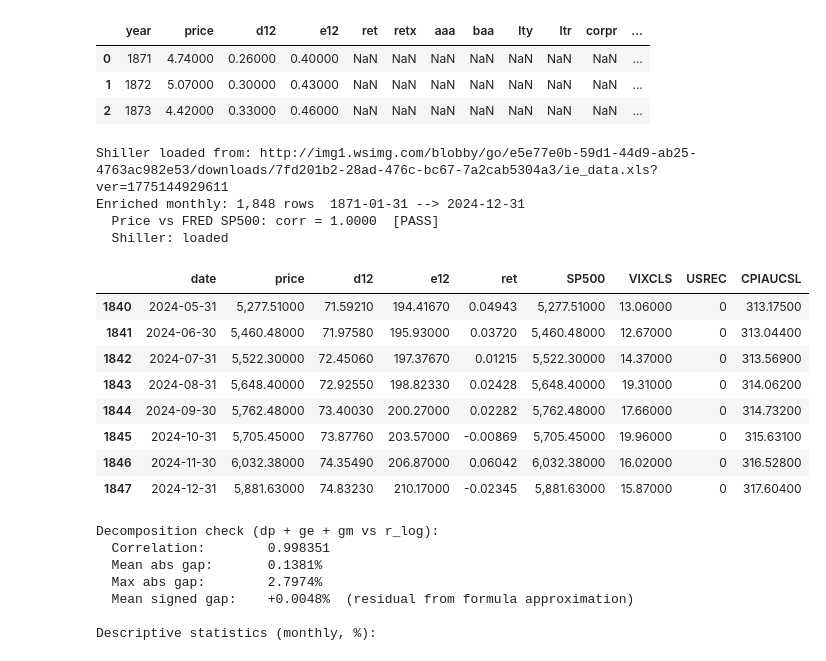
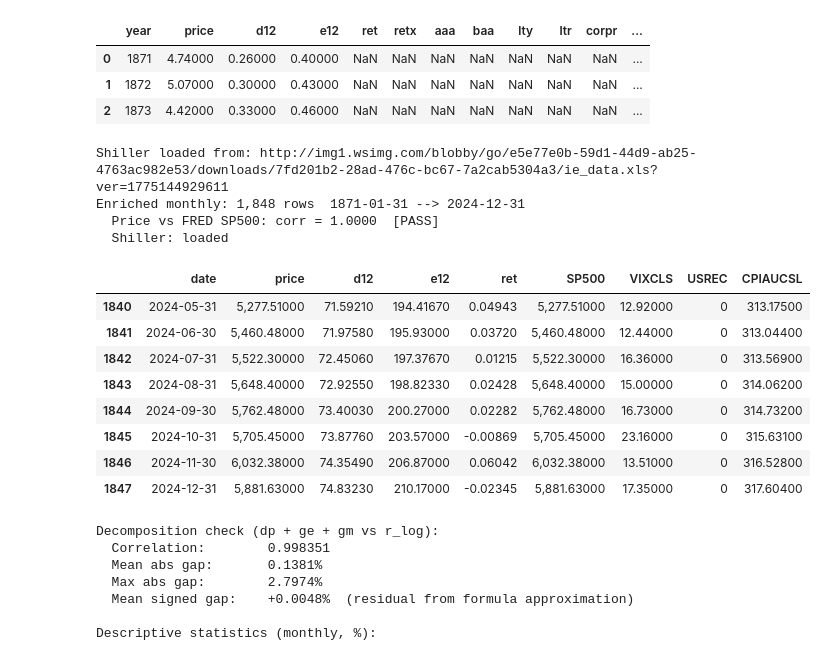
Before and after one commit to lucaskemper/SOP, a Jupyter notebook: SOP.ipynb, the cells around one changed output. Drawn from its saved outputs; the diff is of its cells as text; code cells hidden in the pictures.

```diff
--- a/SOP.ipynb
+++ b/SOP.ipynb
@@ -314,7 +314,7 @@ monthly_end   = max(monthly_raw["date"].max(), pd.Timestamp(TARGET_END))
 
 # Pull FRED series
 fred_specs = {
-    "vix":        {"series_id": "VIXCLS",   "frequency": "m", "aggregation_method": "avg"},
+    "vix":        {"series_id": "VIXCLS",   "frequency": "m", "aggregation_method": "eop"},
     "sp500_fred": {"series_id": "SP500",     "frequency": "m", "aggregation_method": "eop"},
     "usrec":      {"series_id": "USREC"},
     "cpi":         {"series_id": "CPIAUCSL", "frequency": "m", "aggregation_method": "avg"},
@@ -397,41 +397,41 @@ if "ret_shiller" in monthly_enriched.columns:
         monthly_enriched["ret_decimal"]
         .combine_first(pd.to_numeric(monthly_enriched["ret_shiller"], errors="coerce"))
     )
 monthly_enriched["ret"] = monthly_enriched["ret_decimal"]
 
 # Rename FRED series to assignment-standard names
 for src, dst in {"sp500_fred": "SP500", "cpi": "CPIAUCSL",
                  "tb3ms": "TB3MS", "vix": "VIXCLS", "usrec": "USREC"}.items():
     if src in monthly_enriched.columns and dst not in monthly_enriched.columns:
         monthly_enriched[dst] = monthly_enriched[src]
 
 # Data quality cross-checks
 print(f"Enriched monthly: {len(monthly_enriched):,} rows  "
       f"{monthly_enriched['date'].min().date()} --> {monthly_enriched['date'].max().date()}")
 if "sp500_fred" in monthly_enriched.columns and "price" in monthly_enriched.columns:
     olap = monthly_enriched[["price","sp500_fred"]].dropna()
     if len(olap) > 10:
         corr = olap.corr().iloc[0,1]
         mark = "PASS" if corr > 0.999 else "WARN"
         print(f"  Price vs FRED SP500: corr = {corr:.4f}  [{mark}]")
 print(f"  Shiller: {'loaded' if shiller_monthly is not None else 'not available'}")
 display(monthly_enriched[[c for c in ["date","price","d12","e12","ret",
                                      "SP500","VIXCLS","USREC","CPIAUCSL"]
                             if c in monthly_enriched.columns]].tail(8))
 # %% [output]
 Shiller loaded from: http://img1.wsimg.com/blobby/go/e5e77e0b-59d1-44d9-ab25-4763ac982e53/downloads/7fd201b2-28ad-476c-bc67-7a2cab5304a3/ie_data.xls?ver=1775144929611
 Enriched monthly: 1,848 rows  1871-01-31 --> 2024-12-31
   Price vs FRED SP500: corr = 1.0000  [PASS]
   Shiller: loaded
 |  | date | price | d12 | e12 | ret | SP500 | VIXCLS | USREC | CPIAUCSL |
-| 1840 | 2024-05-31 | 5,277.51000 | 71.59210 | 194.41670 | 0.04943 | 5,277.51000 | 13.06000 | 0 | 313.17500 |
-| 1841 | 2024-06-30 | 5,460.48000 | 71.97580 | 195.93000 | 0.03720 | 5,460.48000 | 12.67000 | 0 | 313.04400 |
-| 1842 | 2024-07-31 | 5,522.30000 | 72.45060 | 197.37670 | 0.01215 | 5,522.30000 | 14.37000 | 0 | 313.56900 |
-| 1843 | 2024-08-31 | 5,648.40000 | 72.92550 | 198.82330 | 0.02428 | 5,648.40000 | 19.31000 | 0 | 314.06200 |
-| 1844 | 2024-09-30 | 5,762.48000 | 73.40030 | 200.27000 | 0.02282 | 5,762.48000 | 17.66000 | 0 | 314.73200 |
-| 1845 | 2024-10-31 | 5,705.45000 | 73.87760 | 203.57000 | -0.00869 | 5,705.45000 | 19.96000 | 0 | 315.63100 |
-| 1846 | 2024-11-30 | 6,032.38000 | 74.35490 | 206.87000 | 0.06042 | 6,032.38000 | 16.02000 | 0 | 316.52800 |
-| 1847 | 2024-12-31 | 5,881.63000 | 74.83230 | 210.17000 | -0.02345 | 5,881.63000 | 15.87000 | 0 | 317.60400 |
+| 1840 | 2024-05-31 | 5,277.51000 | 71.59210 | 194.41670 | 0.04943 | 5,277.51000 | 12.92000 | 0 | 313.17500 |
+| 1841 | 2024-06-30 | 5,460.48000 | 71.97580 | 195.93000 | 0.03720 | 5,460.48000 | 12.44000 | 0 | 313.04400 |
+| 1842 | 2024-07-31 | 5,522.30000 | 72.45060 | 197.37670 | 0.01215 | 5,522.30000 | 16.36000 | 0 | 313.56900 |
+| 1843 | 2024-08-31 | 5,648.40000 | 72.92550 | 198.82330 | 0.02428 | 5,648.40000 | 15.00000 | 0 | 314.06200 |
+| 1844 | 2024-09-30 | 5,762.48000 | 73.40030 | 200.27000 | 0.02282 | 5,762.48000 | 16.73000 | 0 | 314.73200 |
+| 1845 | 2024-10-31 | 5,705.45000 | 73.87760 | 203.57000 | -0.00869 | 5,705.45000 | 23.16000 | 0 | 315.63100 |
+| 1846 | 2024-11-30 | 6,032.38000 | 74.35490 | 206.87000 | 0.06042 | 6,032.38000 | 13.51000 | 0 | 316.52800 |
+| 1847 | 2024-12-31 | 5,881.63000 | 74.83230 | 210.17000 | -0.02345 | 5,881.63000 | 17.35000 | 0 | 317.60400 |
 # %%
 # ============================================================
 # STEP 3 -- Construct SOP Return Components
```
Also changed, not shown: parts of 28 cells of this notebook, 11 other files.
